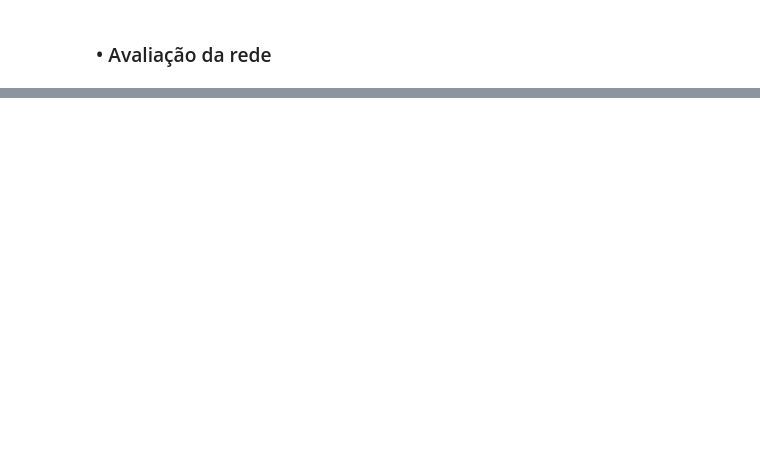
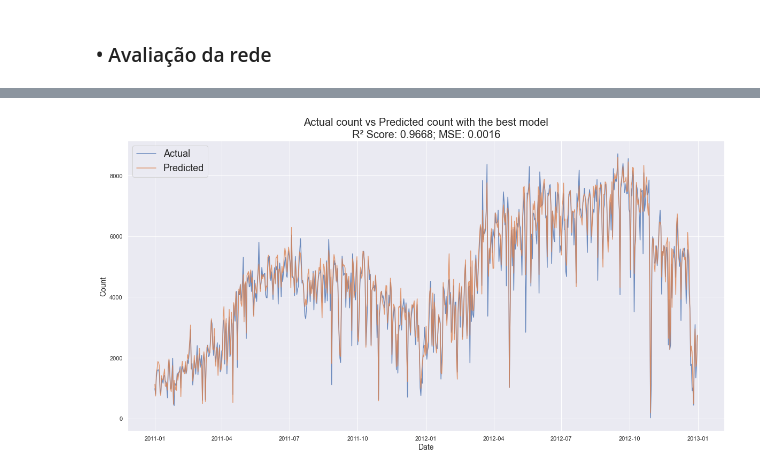
Before and after one commit to pedroboechat/COC361_InteligenciaComputacional, a Jupyter notebook: notebook_regression.ipynb, the cells around one changed output, grey strips where cells are left out. Drawn from its saved outputs; the diff is of its cells as text; code cells hidden in the pictures; blank space fills up the shorter version.

Commit message:
feat: add regressor best estimator analysis

```diff
--- a/notebook_regression.ipynb
+++ b/notebook_regression.ipynb
@@ -459,0 +492,2 @@ plt.tight_layout()
+# %%
+y_pred = grid_result.best_estimator_.predict(X)
@@ -459,0 +496,18 @@ plt.tight_layout()
+# %%
+ix = pd.to_datetime(df["dteday"])
+
+y_pred_inv = y_scaler.inverse_transform(y_pred)
+y_inv = y_scaler.inverse_transform(y)
+# %%
+fig, ax = plt.subplots(figsize=(20,10))
+
+ax.plot(ix, y_inv, label="Actual", alpha=0.8)
+ax.plot(ix, y_pred_inv, label="Predicted", alpha=0.8)
+
+ax.set_title(f"Actual count vs Predicted count with the best model\nR² Score: {r2_score(y, y_pred):.4f}; MSE: {mse(y, y_pred):.4f}", fontsize=20)
+ax.set_xlabel("Date", fontsize=14)
+ax.set_ylabel("Count", fontsize=14)
+plt.legend(fontsize=18)
+plt.show()
+# %% [output]
+[figure, added]
```
Also changed, not shown: parts of 22 cells of this notebook.
